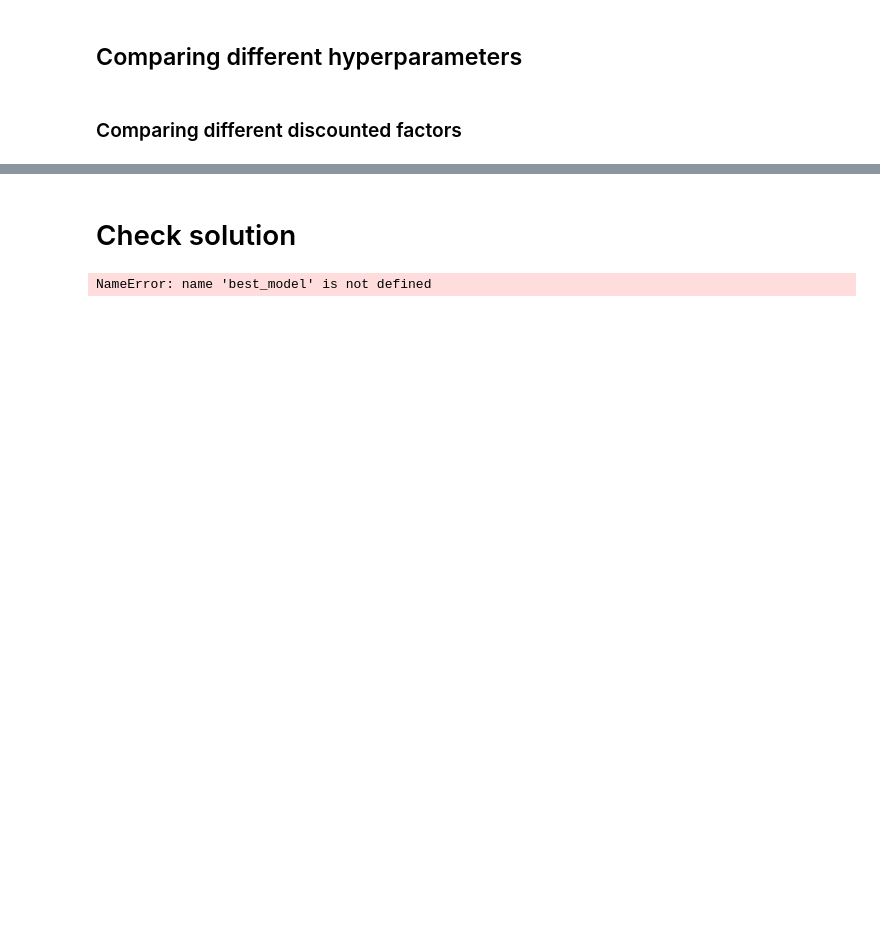
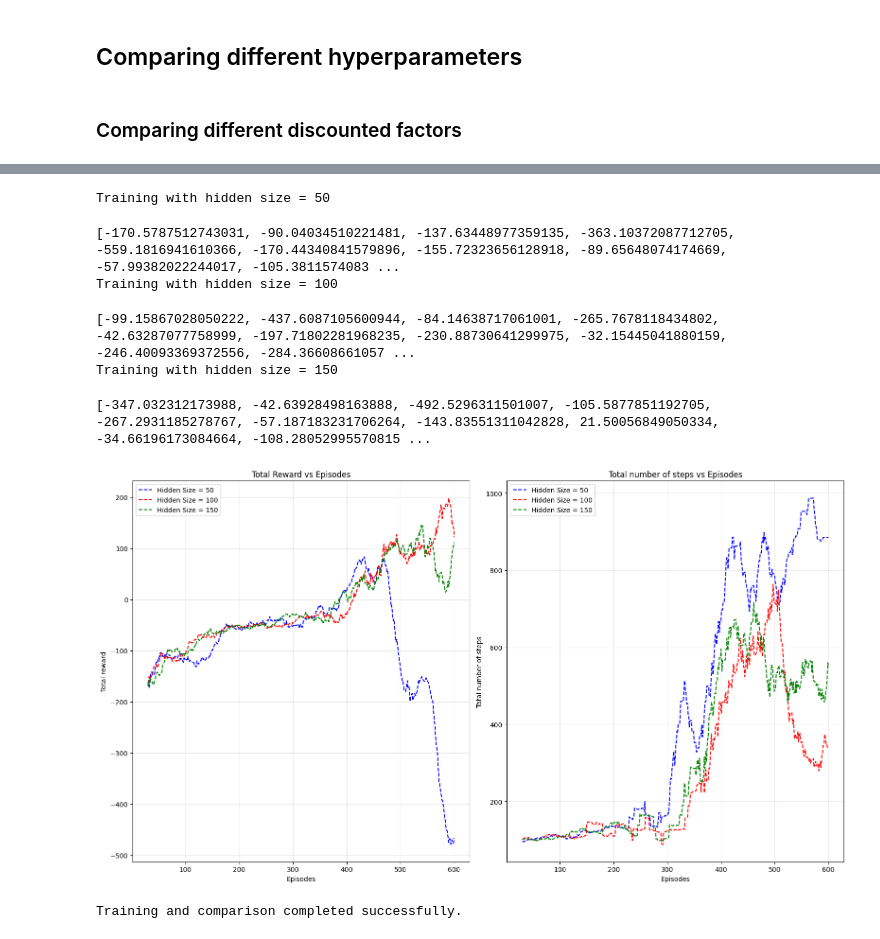
Before and after one commit to ClementLptr/LunarLander-RL-Project, a Jupyter notebook: DQN Implementation.ipynb, the cells around one changed output, grey strips where cells are left out. Saved outputs shown, nothing was run; the diff lists cells and outputs as text; code cells hidden in the pictures; blank space fills up the shorter version.

```diff
--- a/DQN Implementation.ipynb
+++ b/DQN Implementation.ipynb
@@ -168,6 +173,13 @@ class DeepQLearningAgent(nn.Module):
         x = F.relu(self.fc1(x))
         x = F.relu(self.fc2(x))
         return self.fc3(x)
+
+    def predict(self, state, deterministic=True):
+        with torch.no_grad():
+            state_tensor = torch.tensor(state, dtype=torch.float32).unsqueeze(0)  # Add batch dimension
+            q_values = self.forward(state_tensor)
+            action = torch.argmax(q_values).item()  # Select action with highest Q-value
+        return action
 # %% [markdown]
 This function implements epsilon decay, a common strategy for controlling the exploration-exploitation trade-off in reinforcement learning.
 # %%
@@ -692,54 +492,0 @@ Best Score: 100.0
-# %% [markdown]
-# Check solution
-# %%
-# Parameters
-N_EPISODES = 50
-CONFIDENCE_PASS = 50
-
-# Reward
-episode_reward_list = []  # Used to store episodes reward
-
-model=best_model
-# Simulate episodes
-print('Checking solution...')
-EPISODES = trange(N_EPISODES, desc='Episode: ', leave=True)
-for i in EPISODES:
-    EPISODES.set_description("Episode {}".format(i))
-    # Reset enviroment data
-    done = False
-    state = env.reset()
-    total_episode_reward = 0.
-    while not done:
-        # Get next state and reward.  The done variable
-        # will be True if you reached the goal position,
-        # False otherwise
-        q_values = model(torch.tensor([state]))
-        _, action = torch.max(q_values, axis=1)
-        next_state, reward, done, _ = env.step(action.item())
-
-        # Update episode reward
-        total_episode_reward += reward
-
-        # Update state for next iteration
-        state = next_state
-
-    # Append episode reward
-    episode_reward_list.append(total_episode_reward)
-
-    # Close environment
-    env.close()
-
-avg_reward = np.mean(episode_reward_list)
-confidence = np.std(episode_reward_list) * 1.96 / np.sqrt(N_EPISODES)
-
-
-print('Policy achieves an average total reward of {:.1f} +/- {:.1f} with confidence 95%.'.format(
-                avg_reward,
-                confidence))
-
-if avg_reward - confidence >= CONFIDENCE_PASS:
-    print('Your policy passed the test!')
-else:
-    print("Your policy did not pass the test! The average reward of your policy needs to be greater than {} with 95% confidence".format(CONFIDENCE_PASS))
-# %% [output]
-NameError: name 'best_model' is not defined
@@ -745,0 +561,11 @@ NameError: name 'best_model' is not defined
+# %%
+compare_hidden_sizes()
+# %% [output]
+Training with hidden size = 50
+[-170.5787512743031, -90.04034510221481, -137.63448977359135, -363.10372087712705, -559.1816941610366, -170.44340841579896, -155.72323656128918, -89.65648074174669, -57.99382022244017, -105.3811574083 ...
+Training with hidden size = 100
+[-99.15867028050222, -437.6087105600944, -84.14638717061001, -265.7678118434802, -42.63287077758999, -197.71802281968235, -230.88730641299975, -32.15445041880159, -246.40093369372556, -284.36608661057 ...
+Training with hidden size = 150
+[-347.032312173988, -42.63928498163888, -492.5296311501007, -105.5877851192705, -267.2931185278767, -57.187183231706264, -143.83551311042828, 21.50056849050334, -34.66196173084664, -108.28052995570815 ...
+[figure, added]
+Training and comparison completed successfully.
```
Also changed, not shown: parts of 12 cells of this notebook, 17 other files.
